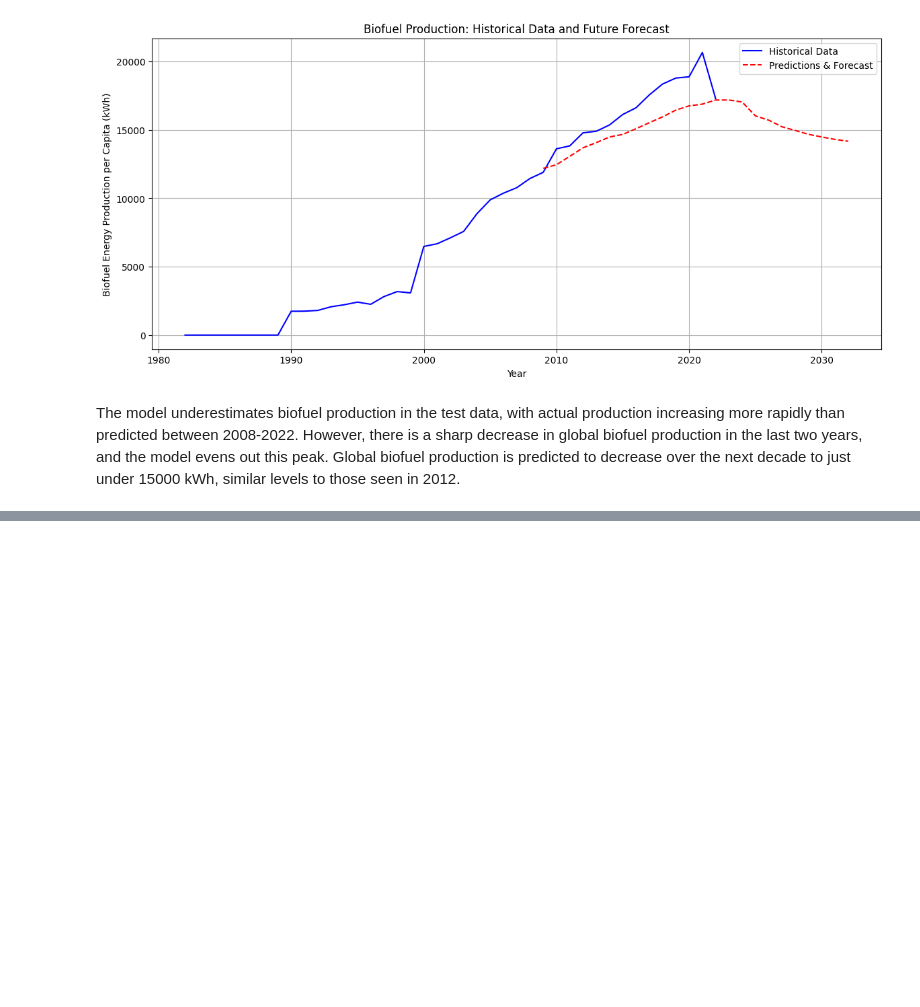
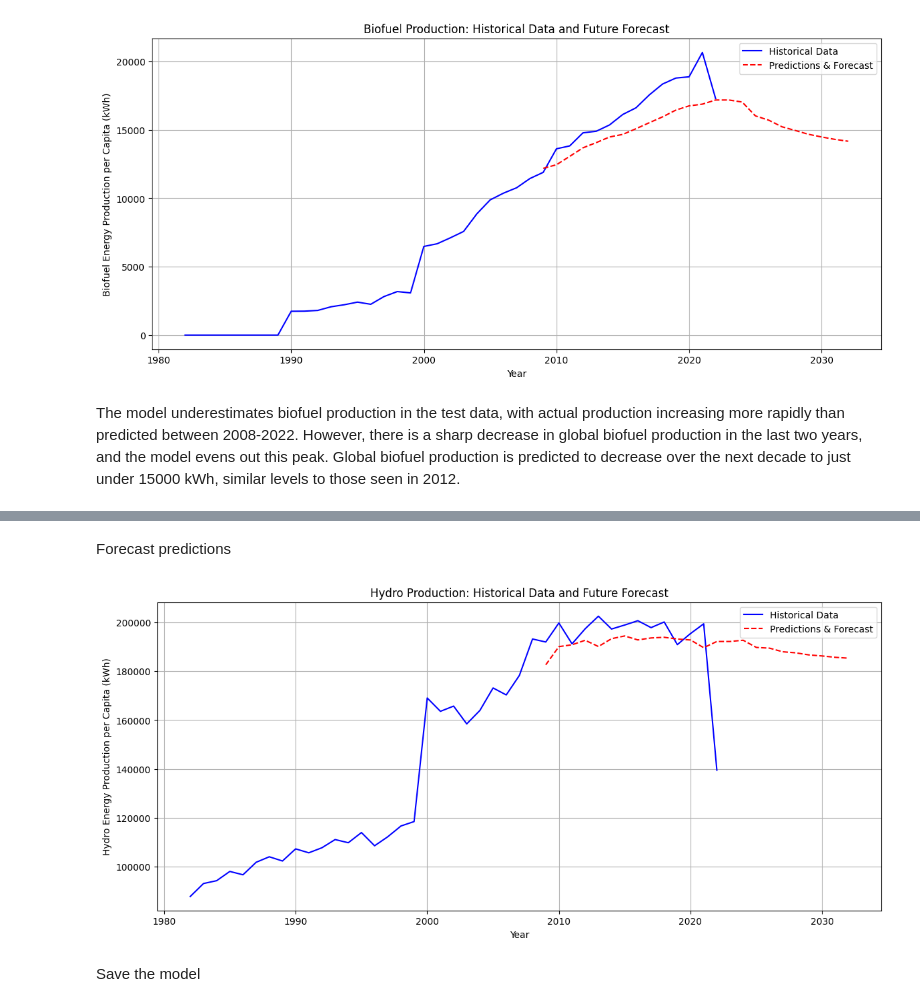
Before and after one commit to KMarsh-code/global-renewable-energy-analysis, a Jupyter notebook: jupyter_notebooks/2_renewable_energy_hypothesis_testing.ipynb, the cells around one changed output, grey strips where cells are left out. Cells and saved outputs as stored; diff of their text form; code cells hidden in the pictures; blank space fills up the shorter version.

```diff
--- a/jupyter_notebooks/2_renewable_energy_hypothesis_testing.ipynb
+++ b/jupyter_notebooks/2_renewable_energy_hypothesis_testing.ipynb
@@ -895,0 +1118,56 @@ The model underestimates biofuel production in the test data, with actual produc
+# %% [markdown]
+Forecast predictions
+# %%
+num_forecast_steps = 10
+sequence_to_plot = X_test.squeeze().cpu().numpy()
+historical_data = sequence_to_plot[-1]
+
+# Generate forecast values
+forecasted_values = []
+with torch.no_grad():
+    for _ in range(num_forecast_steps):
+        historical_data_tensor = torch.as_tensor(historical_data).view(1, -1, 1).float().to(device)
+        predicted_value = model_2(historical_data_tensor).cpu().numpy()[0, 0]
+        forecasted_values.append(predicted_value)
+        historical_data = np.roll(historical_data, shift=-1)
+        historical_data[-1] = predicted_value
+
+# Get predictions for test period (2014-2022)
+model_2.eval()
+with torch.no_grad():
+    test_predictions = model_2(X_test).cpu().numpy()
+    test_predictions = scaler.inverse_transform(test_predictions)
+
+# Create date range for full prediction period (2014-2032)
+last_historical_date = test_data.index[-1]
+future_dates = pd.date_range(start=last_historical_date + pd.DateOffset(years=1),
+                           periods=num_forecast_steps,
+                           freq='YS')
+
+# Align prediction dates with actual predictions length
+prediction_dates = test_data.index[-(len(test_predictions)):].union(future_dates)
+
+# Combine test predictions and forecast
+all_predictions = np.concatenate([test_predictions.flatten(),
+                                scaler.inverse_transform(np.array(forecasted_values).reshape(-1, 1)).flatten()])
+
+plt.figure(figsize=(14, 6))
+
+# Plot complete historical data (1982-2022)
+plt.plot(df_forecast_global.index, df_forecast_global['hydro_elec_per_capita'],
+         label='Historical Data', color='blue')
+
+# Plot predictions (2014-2032)
+plt.plot(prediction_dates, all_predictions,
+         label='Predictions & Forecast', color='red', linestyle='--')
+
+plt.xlabel('Year')
+plt.ylabel('Hydro Energy Production per Capita (kWh)')
+plt.title('Hydro Production: Historical Data and Future Forecast')
+plt.legend()
+plt.grid(True)
+plt.show()
+# %% [output]
+[figure, added]
+# %% [markdown]
+Save the model
```
Also changed, not shown: parts of 24 cells of this notebook.
